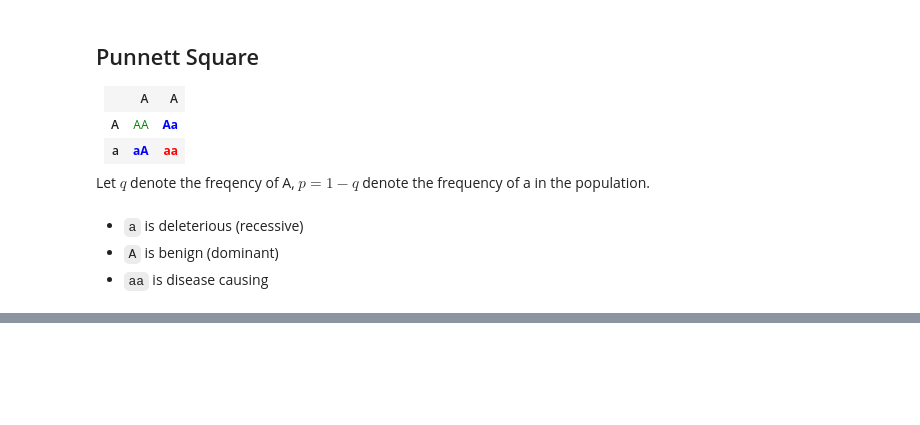
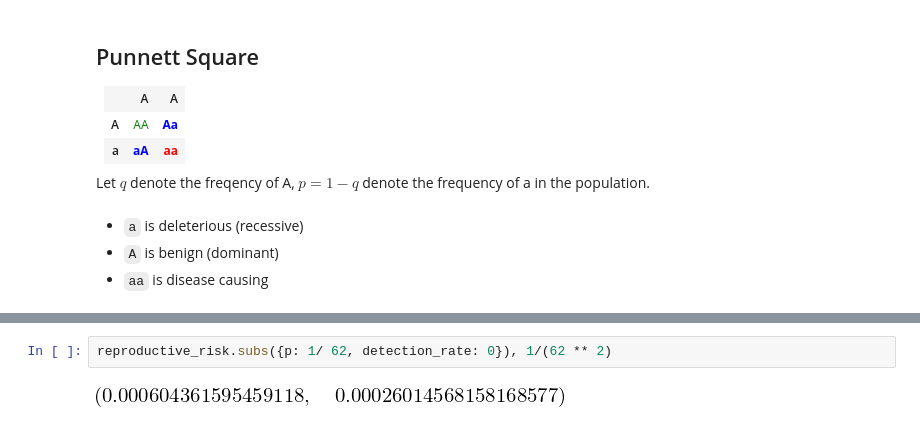
Before and after one commit to lucaswiman/stuff, a Jupyter notebook: documents/20180424--sympy-pyninsula-talk/Pyninsula talk.ipynb, the cells around one changed output, grey strips where cells are left out. Drawn from its saved outputs; the diff is of its cells as text; blank space fills up the shorter version.

```diff
--- a/documents/20180424--sympy-pyninsula-talk/Pyninsula talk.ipynb
+++ b/documents/20180424--sympy-pyninsula-talk/Pyninsula talk.ipynb
@@ -182,0 +256,4 @@ Let $q$ denote the freqency of A, $p=1-q$ denote the frequency of a in the popul
+# %%
+reproductive_risk.subs({p: 1/ 62, detection_rate: 0}), 1/(62 ** 2)
+# %% [output]
+[figure, added]
```
Also changed, not shown: parts of 14 cells of this notebook.
